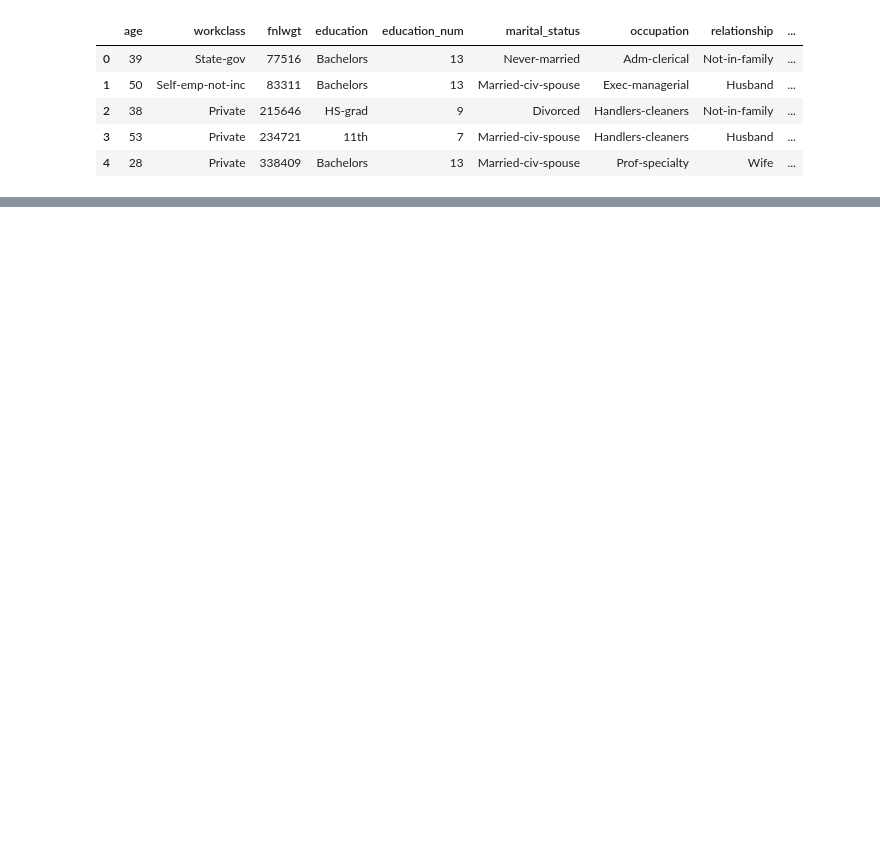
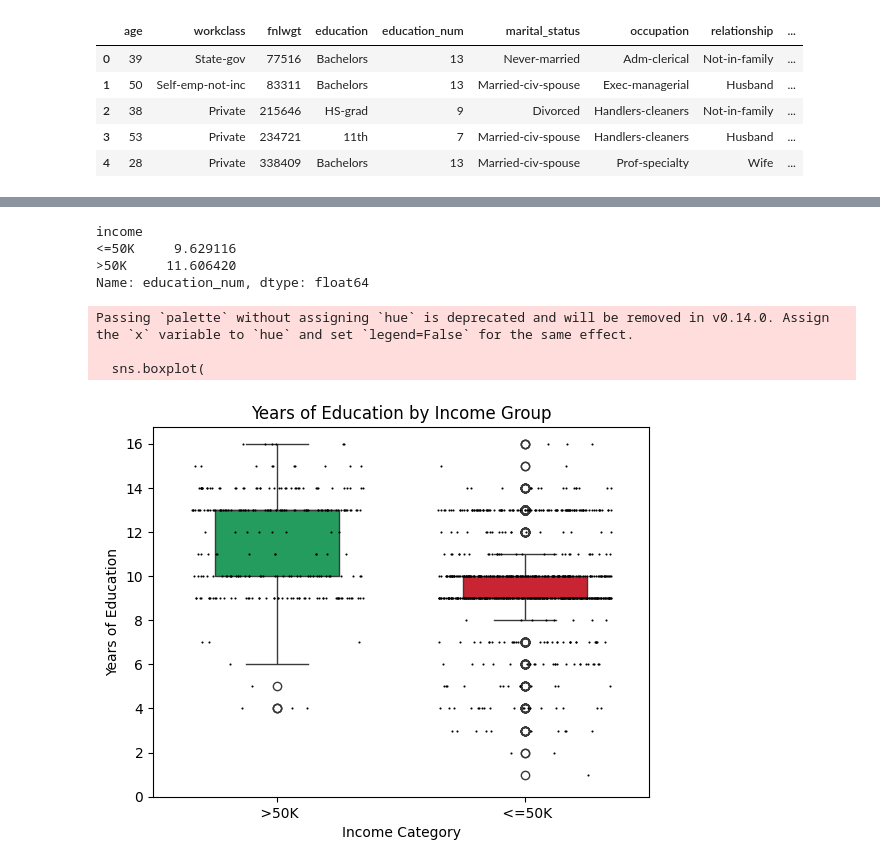
Before and after one commit to joanne-gazmen/Data201-Spring2026, a Jupyter notebook: Data201_JGazmen_Project1.ipynb, the cells around one changed output, grey strips where cells are left out. Cells and saved outputs as stored; diff of their text form; code cells hidden in the pictures; blank space fills up the shorter version.

```diff
--- a/Data201_JGazmen_Project1.ipynb
+++ b/Data201_JGazmen_Project1.ipynb
@@ -101,0 +64,46 @@ so!
+# %%
+df = df.replace(" ?", pd.NA)
+df = df.dropna()
+df = df[["education_num", "income"]]
+# %%
+avg_education = df.groupby("income")["education_num"].mean()
+print(avg_education)
+# %% [output]
+income
+<=50K     9.629116
+>50K     11.606420
+Name: education_num, dtype: float64
+# %%
+#Randomly selects 1000 out of the 48842 rows after all the filtering and EDA done
+sample_df = df.sample(n=1000, random_state=1)
+# %%
+# Boxplot
+sns.boxplot(
+    x="income",
+    y="education_num",
+    data=sample_df,
+    palette=["#10b05e", "#e3091b"],
+    width=0.5,
+)
+
+# Overlay many points
+sns.stripplot(
+    x="income",
+    y="education_num",
+    data=sample_df,
+    jitter=0.35,     # spreads points horizontally
+    size=1.5,        # small dots so many can fit
+    color="black"
+)
+
+plt.ylim(bottom=0)
+plt.title("Years of Education by Income Group")
+plt.xlabel("Income Category")
+plt.ylabel("Years of Education")
+
+plt.show()
+# %% [output]
+Passing `palette` without assigning `hue` is deprecated and will be removed in v0.14.0. Assign the `x` variable to `hue` and set `legend=False` for the same effect.
+
+  sns.boxplot(
+[figure, added]
```
Also changed, not shown: parts of 23 cells of this notebook.
